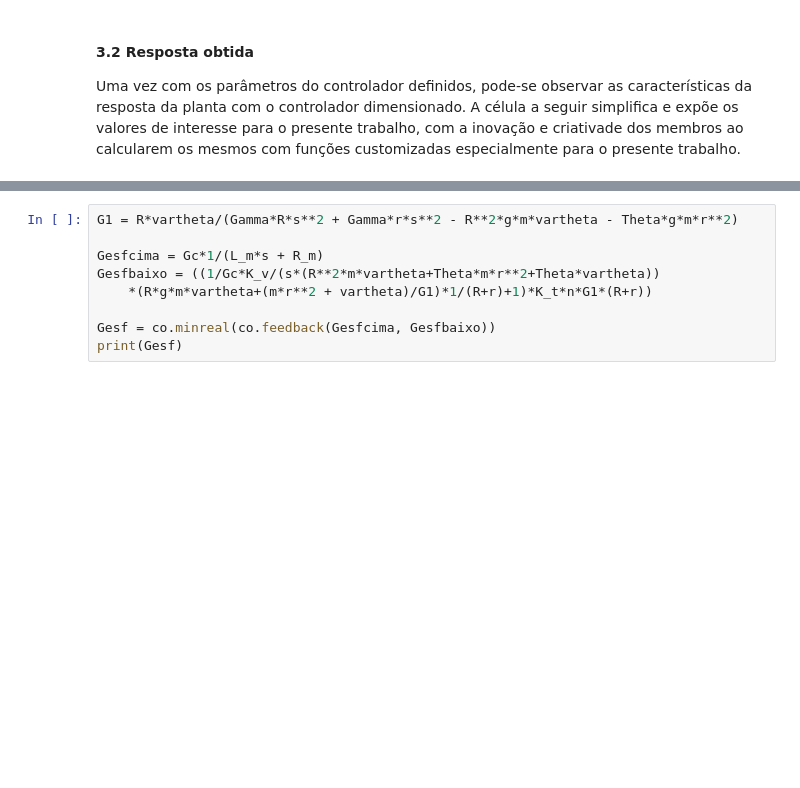
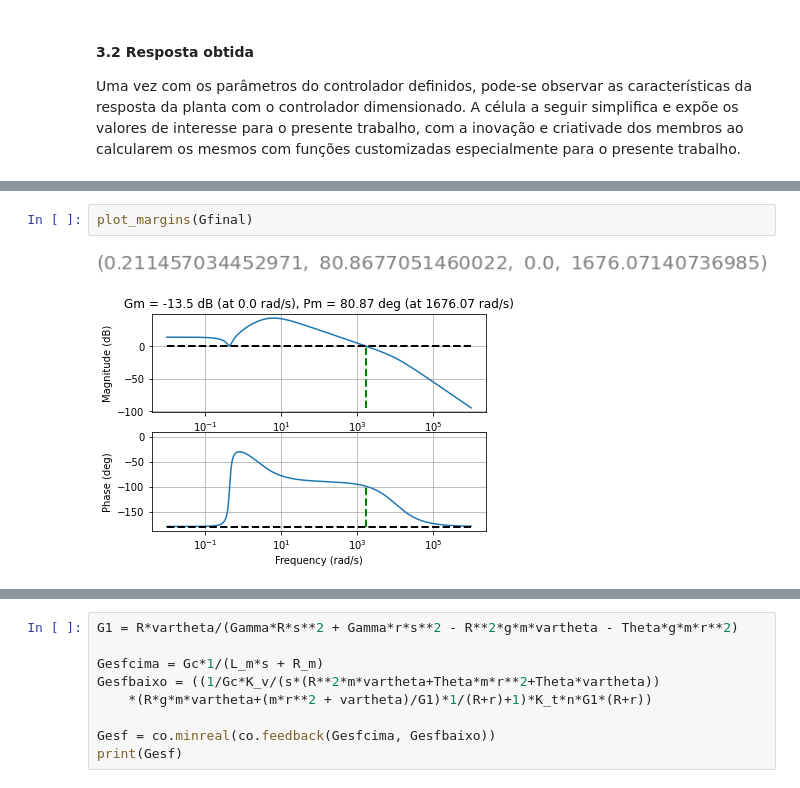
Before and after one commit to Maionepy/Controle_Projeto_Final, a Jupyter notebook: Trabalho_Final.ipynb, the cells around one changed output, grey strips where cells are left out. Cells and saved outputs as stored; diff of their text form; blank space fills up the shorter version.

```diff
--- a/Trabalho_Final.ipynb
+++ b/Trabalho_Final.ipynb
@@ -337,3 +341,8 @@ Tempo de subida: 0.016108161121310725
+# %%
+plot_margins(Gfinal)
+# %% [output]
+[figure, added]
+[figure, added]
 # %% [markdown]
 ### 4. Ponderações sobre o esforço de controle
 
```
Also changed, not shown: parts of 6 cells of this notebook.
